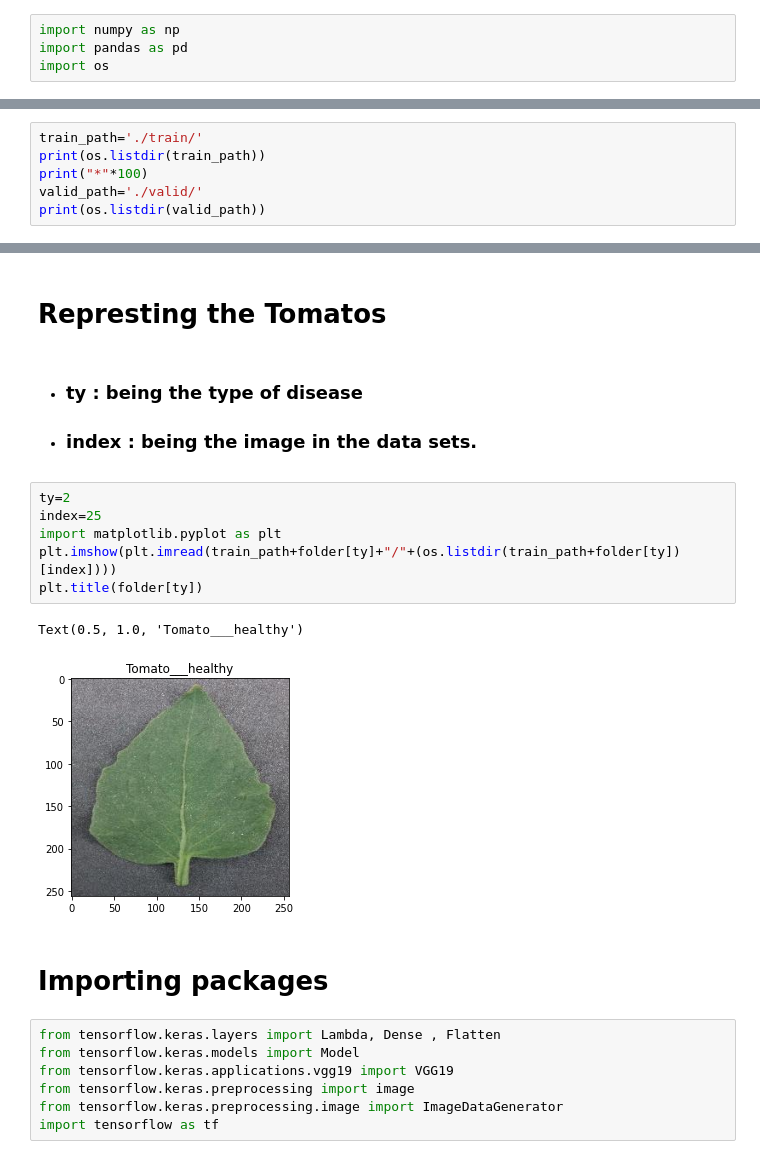
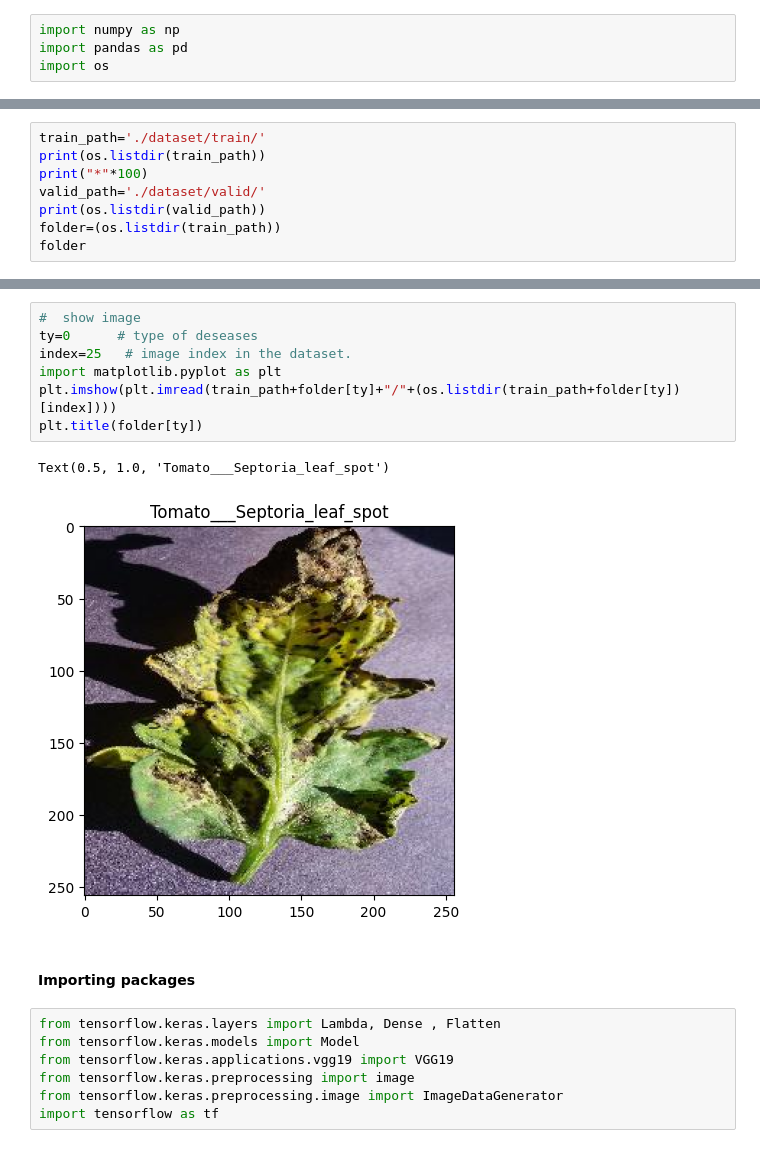
Before and after one commit to berito/cv_project_2, a Jupyter notebook: Tomato_leaf_VGG19.ipynb, the cells around one changed output, grey strips where cells are left out. Cells and saved outputs as stored; diff of their text form.

```diff
--- a/Tomato_leaf_VGG19.ipynb
+++ b/Tomato_leaf_VGG19.ipynb
@@ -11,7 +76,9 @@ import os
 # %%
-train_path='./train/'
+train_path='./dataset/train/'
 print(os.listdir(train_path))
 print("*"*100)
-valid_path='./valid/'
+valid_path='./dataset/valid/'
 print(os.listdir(valid_path))
+folder=(os.listdir(train_path))
+folder
 # %% [output]
@@ -35,21 +98,15 @@ folder
-# %% [markdown]
-# Represting the Tomatos
-# %% [markdown]
-<ul>
-    <li><h3>ty : being the type of disease</h3></li>
-    <li><h3>index : being the image in the data sets.</h3></li>
-</ul>
 # %%
-ty=2
-index=25
+#  show image
+ty=0      # type of deseases
+index=25   # image index in the dataset.
 import matplotlib.pyplot as plt
 plt.imshow(plt.imread(train_path+folder[ty]+"/"+(os.listdir(train_path+folder[ty])[index])))
 plt.title(folder[ty])
 # %% [output]
-Text(0.5, 1.0, 'Tomato___healthy')
+Text(0.5, 1.0, 'Tomato___Septoria_leaf_spot')
-[figure, old version]
+[figure, new version]
 # %% [markdown]
-# Importing packages
+#### Importing packages
 # %%
 from tensorflow.keras.layers import Lambda, Dense , Flatten
 from tensorflow.keras.models import Model
```
Also changed, not shown: parts of 22 cells of this notebook.
